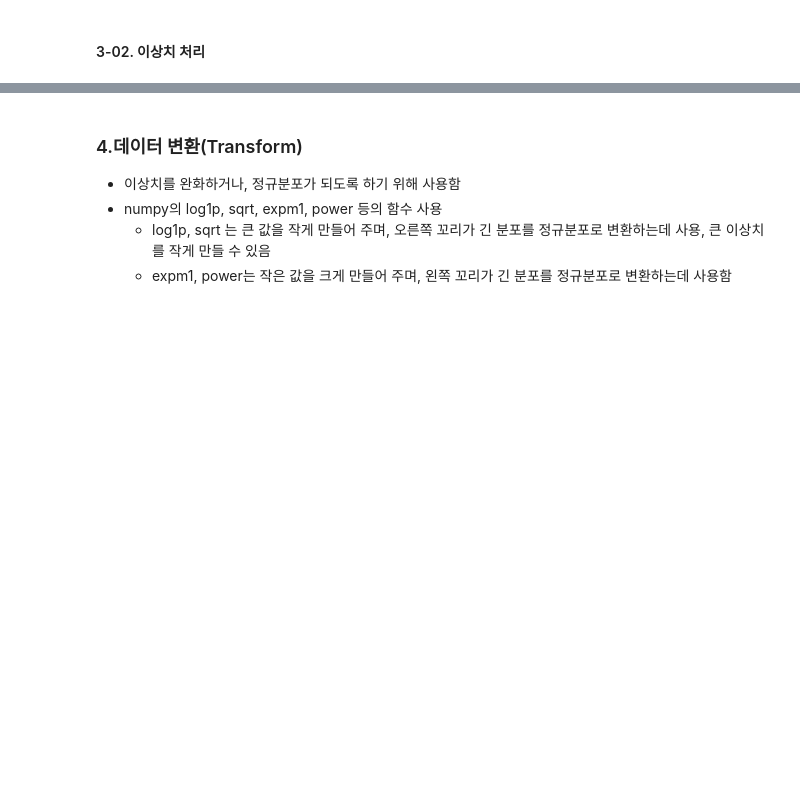
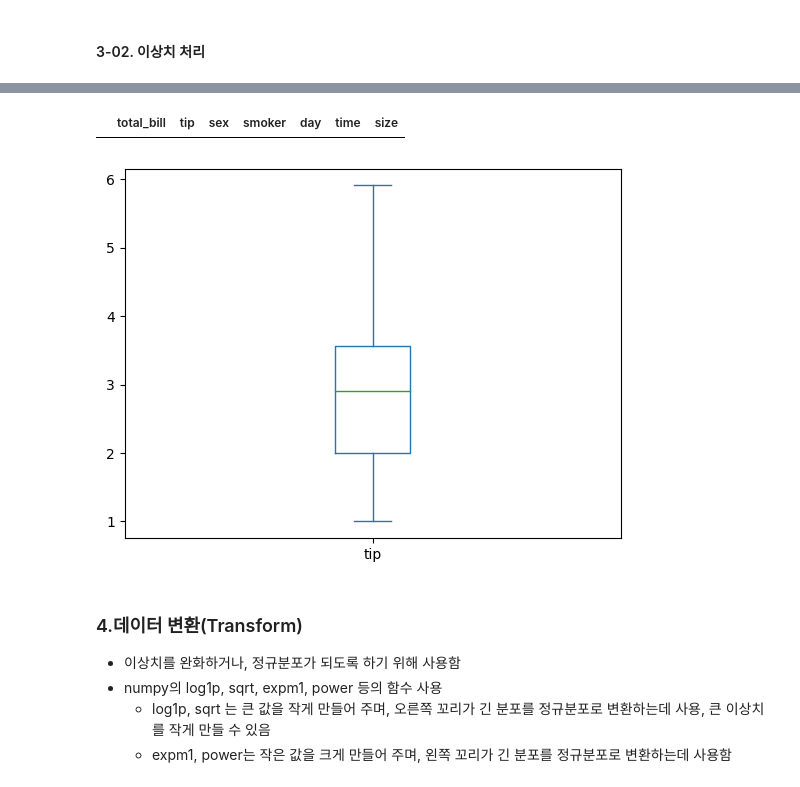
Before and after one commit to JM-world/BigData.Analysis.Article-Practical.skills, a Jupyter notebook: 1.pandas/[pandas_05]_Statistic_LAB.ipynb, the cells around one changed output, grey strips where cells are left out. Cells and saved outputs as stored; diff of their text form; code cells hidden in the pictures; blank space fills up the shorter version.

```diff
--- a/1.pandas/[pandas_05]_Statistic_LAB.ipynb
+++ b/1.pandas/[pandas_05]_Statistic_LAB.ipynb
@@ -144,6 +249,16 @@ print(tips.shape, tips2.shape)
 # tips3 데이터프레임에서 'tip' 값이 q_lower 보다 작은 것의 'tip'값을 q_lower 값으로 변경
 tips3 = tips.copy()
 # code here
+tips3.loc[tips3['tip']> q_upper, 'tip'] = q_upper
+tips3.loc[tips3['tip']< q_lower, 'tip'] < q_lower
+tips3.loc[(tips3['tip']> q_upper) | (tips3['tip']< q_lower)]
+# %% [output]
+|  | total_bill | tip | sex | smoker | day | time | size |
+# %%
+tips3['tip'].plot.box()
+plt.show()
+# %% [output]
+[figure, added]
 # %% [markdown]
 ### 4.데이터 변환(Transform)
 - 이상치를 완화하거나, 정규분포가 되도록 하기 위해 사용함
```
Also changed, not shown: parts of 16 cells of this notebook, 2 other files.
